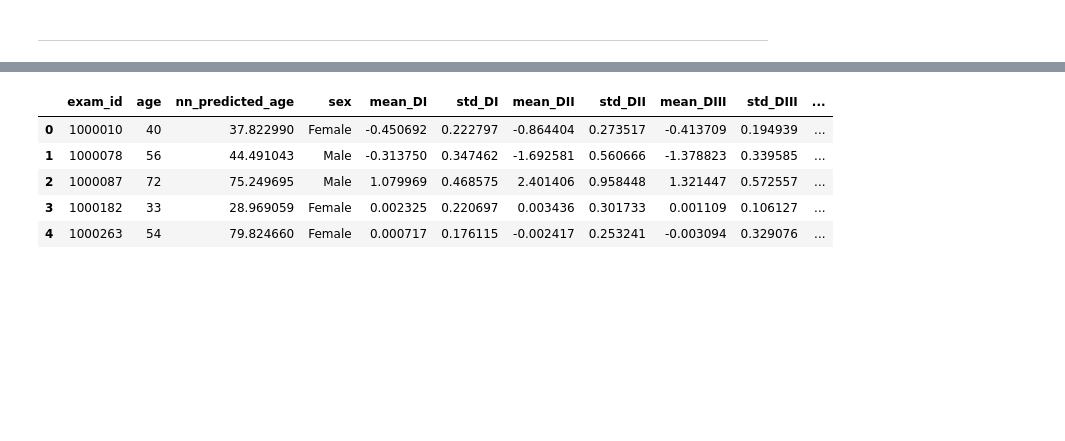
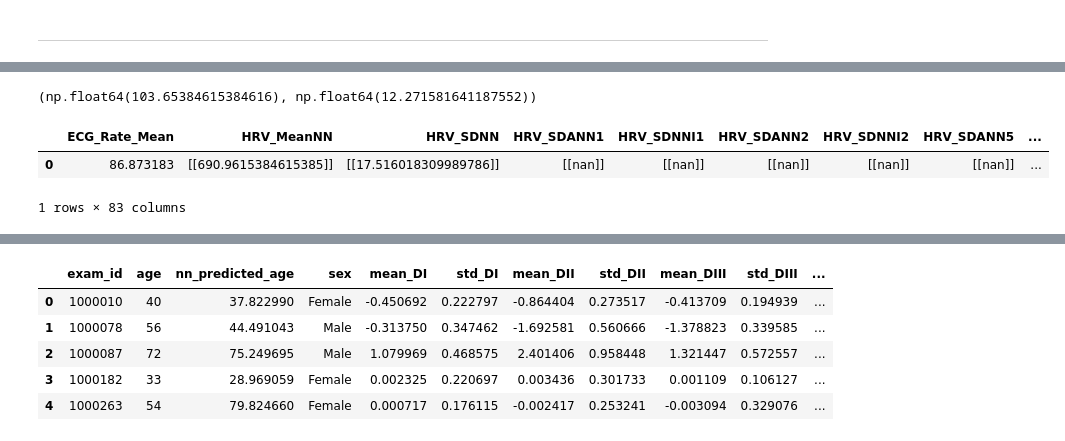
Before and after one commit to MatteoFasulo/ECG-Chagas, a Jupyter notebook: notebook.ipynb, the cells around one changed output, grey strips where cells are left out. Drawn from its saved outputs; the diff is of its cells as text; code cells hidden in the pictures; blank space fills up the shorter version.

```diff
--- a/notebook.ipynb
+++ b/notebook.ipynb
@@ -189,0 +242,10 @@ for record in tqdm(all_records):
+# %%
+np.mean(pr_interval), np.std(pr_interval)
+# %% [output]
+(np.float64(103.65384615384616), np.float64(12.271581641187552))
+# %%
+nk.ecg_analyze(processed_signals, sampling_rate=frequency)
+# %% [output]
+|  | ECG_Rate_Mean | HRV_MeanNN | HRV_SDNN | HRV_SDANN1 | HRV_SDNNI1 | HRV_SDANN2 | HRV_SDNNI2 | HRV_SDANN5 | ... |
+| 0 | 86.873183 | [[690.9615384615385]] | [[17.516018309989786]] | [[nan]] | [[nan]] | [[nan]] | [[nan]] | [[nan]] | ... |
+1 rows × 83 columns
```
Also changed, not shown: parts of 20 cells of this notebook, 3 other files.
